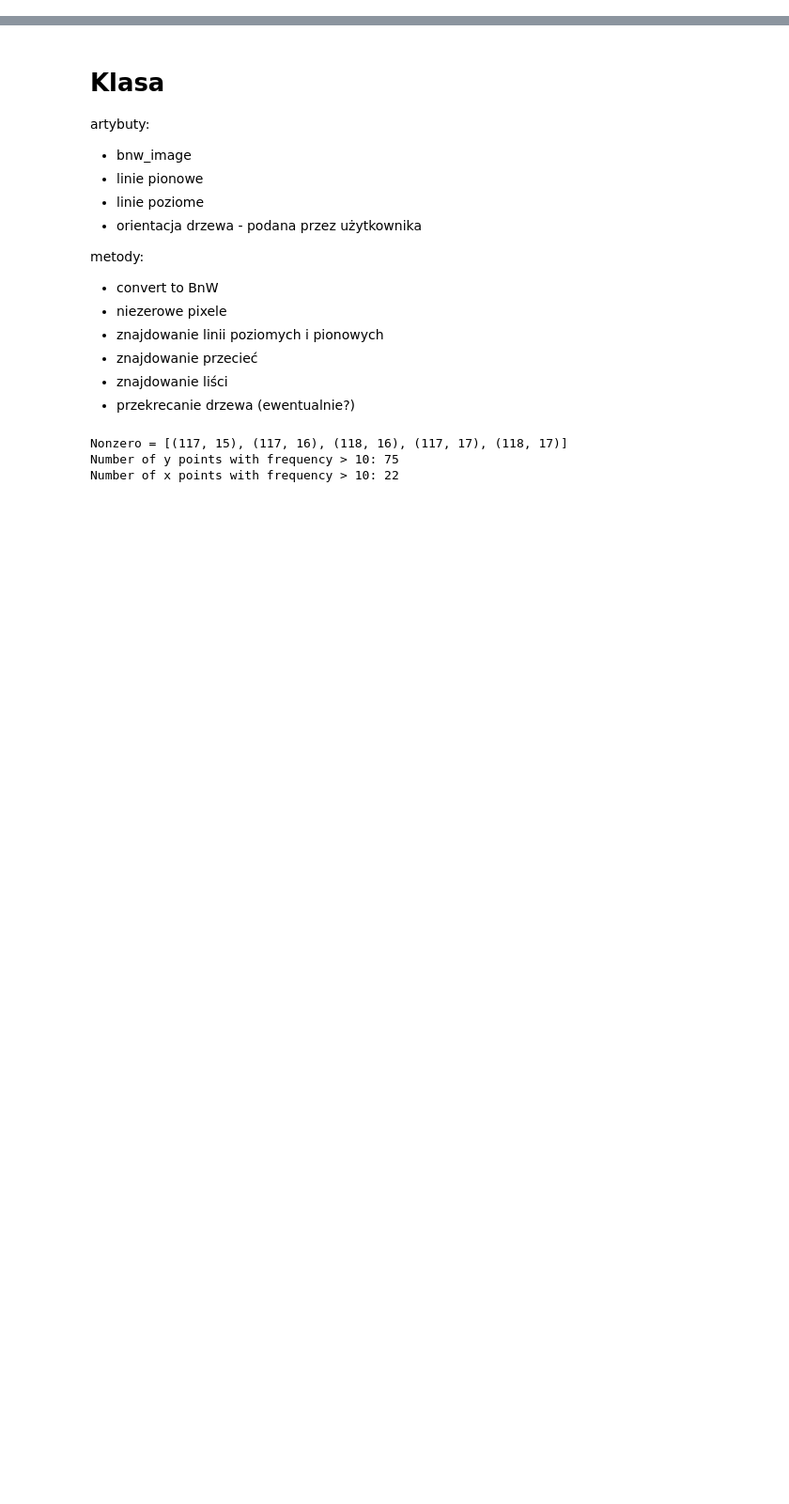
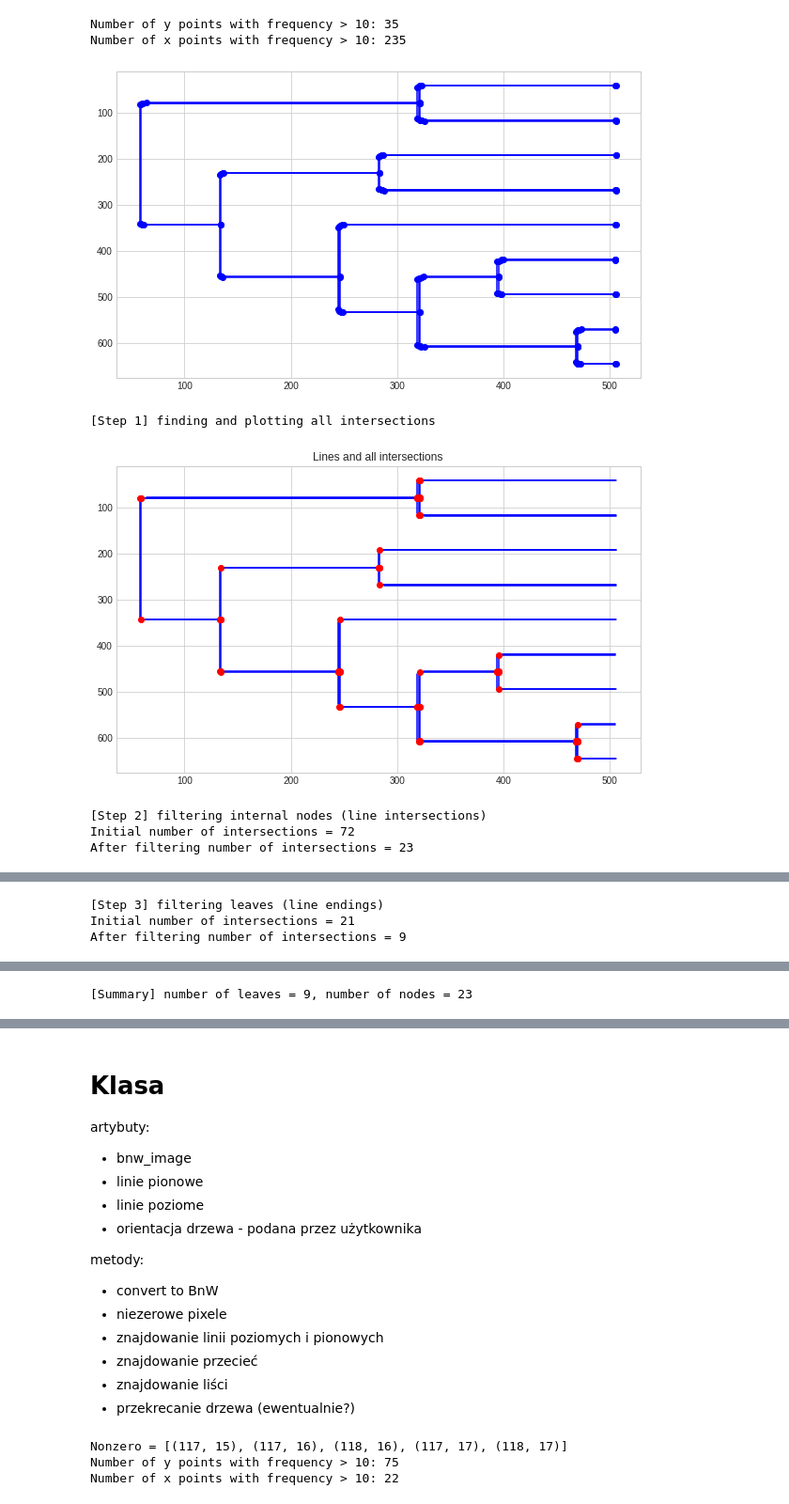
Before and after one commit to joannakraw/pdf_tree_converter, a Jupyter notebook: Notebooks/Array based line detection.ipynb, the cells around one changed output, grey strips where cells are left out. Shown: that part at 94% size. Cells and saved outputs as stored; diff of their text form; code cells hidden in the pictures; blank space fills up the shorter version.

```diff
--- a/Notebooks/Array based line detection.ipynb
+++ b/Notebooks/Array based line detection.ipynb
@@ -25,0 +49,13 @@ After filtering number of interesections = 7
+# %%
+image = Image.Image('../test_data/dendrogram_without_text_inverted.png')
+v_lines, h_lines, filtered_intersections, filtered_leaves = image.find_lines_intersections_leaves(legend=True,
+                                                                                                 orientation='horizontal')
+# %% [output]
+Number of y points with frequency > 10: 35
+Number of x points with frequency > 10: 235
+[figure, added]
+[Step 1] finding and plotting all intersections
+[figure, added]
+[Step 2] filtering internal nodes (line intersections)
+Initial number of intersections = 72
+After filtering number of intersections = 23
@@ -25,0 +63,3 @@ After filtering number of interesections = 7
+[Step 3] filtering leaves (line endings)
+Initial number of intersections = 21
+After filtering number of intersections = 9
@@ -25,0 +67 @@ After filtering number of interesections = 7
+[Summary] number of leaves = 9, number of nodes = 23
```
Also changed, not shown: parts of 6 cells of this notebook, 2 other files.
